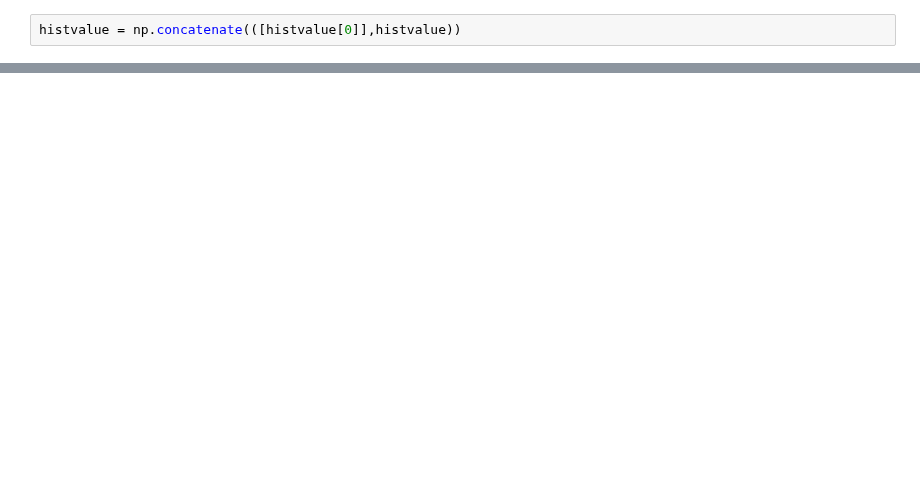
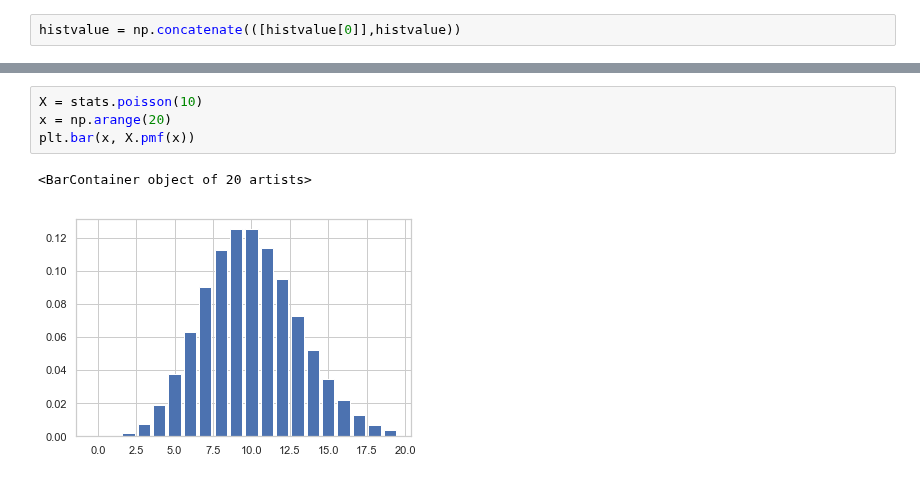
Before and after one commit to Lang-Shao/graduate_cource, a Jupyter notebook: Numerical_Python/Chap13_statistics.ipynb, the cells around one changed output, grey strips where cells are left out. Drawn from its saved outputs; the diff is of its cells as text; blank space fills up the shorter version.

```diff
--- a/Numerical_Python/Chap13_statistics.ipynb
+++ b/Numerical_Python/Chap13_statistics.ipynb
@@ -151,0 +201,7 @@ len(histvalue)
+# %%
+X = stats.poisson(10)
+x = np.arange(20)
+plt.bar(x, X.pmf(x))
+# %% [output]
+<BarContainer object of 20 artists>
+[figure, added]
```
Also changed, not shown: parts of 29 cells of this notebook.
